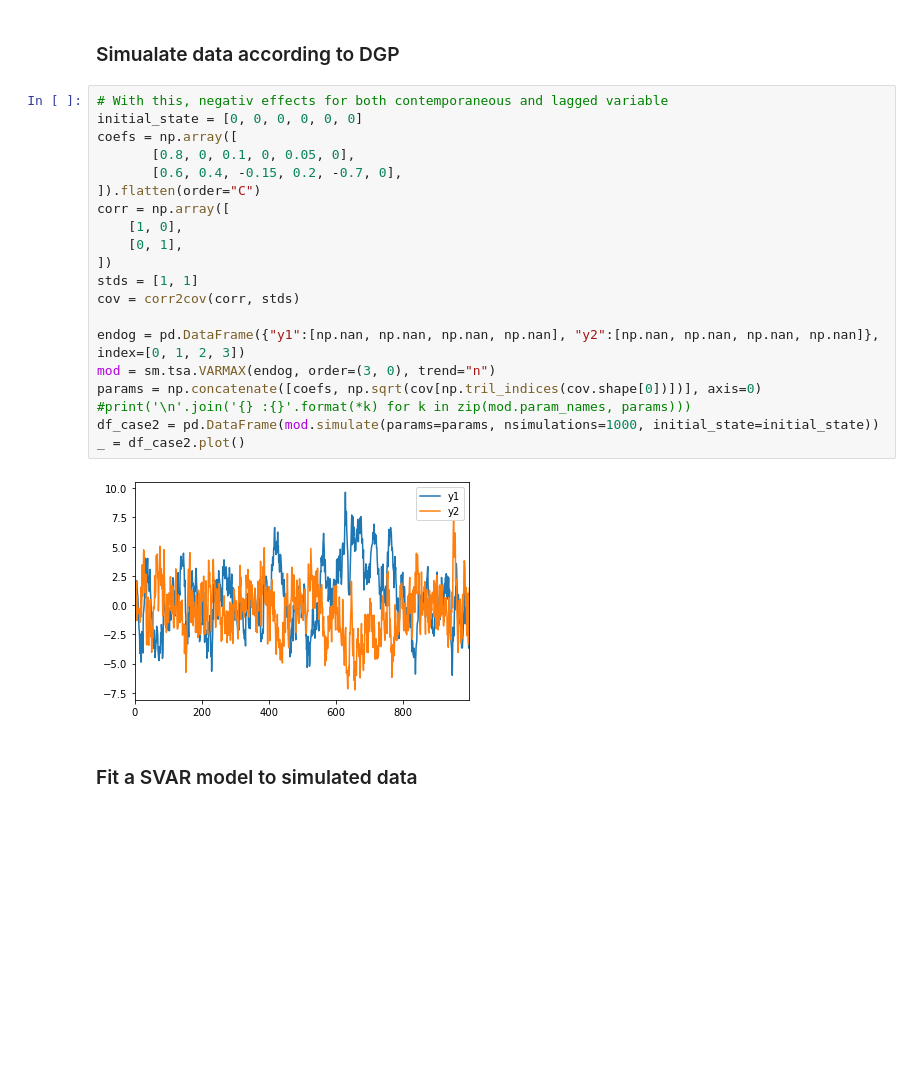
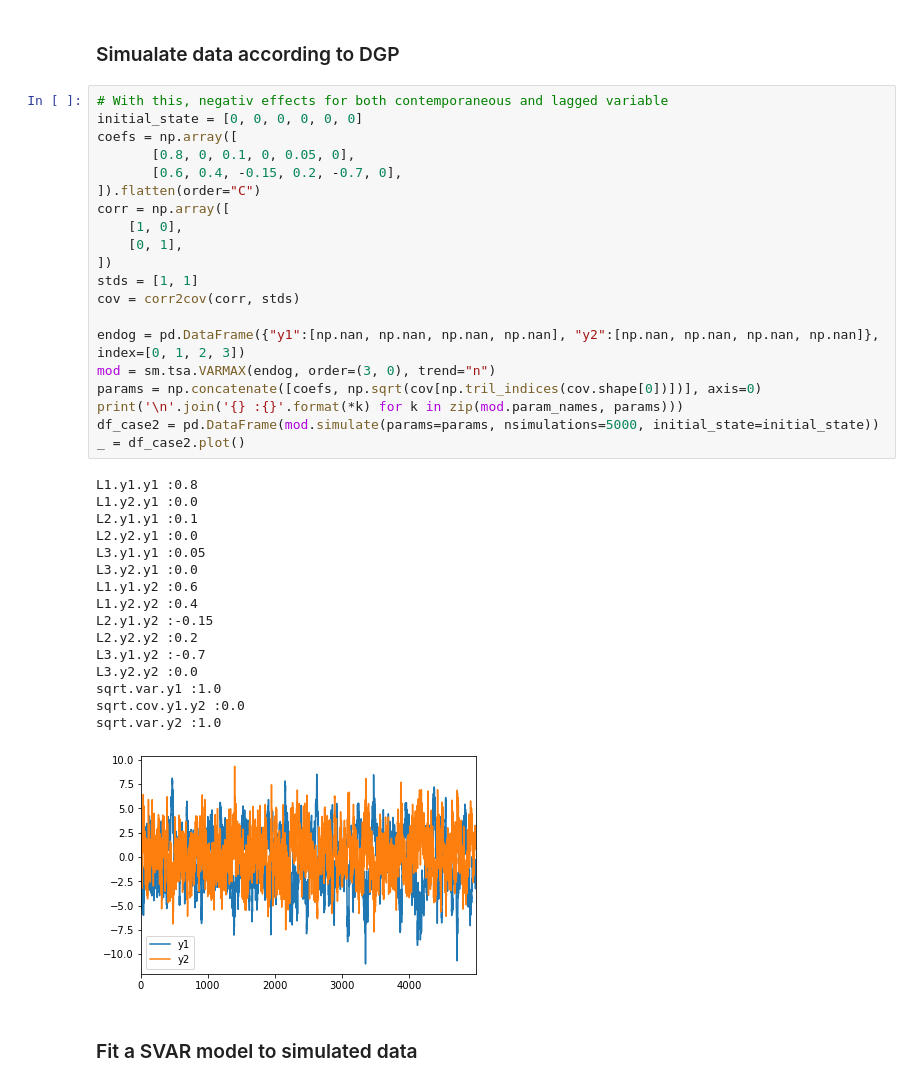
Before and after one commit to NoobQuant/Data_Science_Projects, a Jupyter notebook: stats/causality/ts_causality_4.ipynb, the cells around one changed output. Cells and saved outputs as stored; diff of their text form; blank space fills up the shorter version.

```diff
--- a/stats/causality/ts_causality_4.ipynb
+++ b/stats/causality/ts_causality_4.ipynb
@@ -210,25 +297,40 @@ Warnings:
 # %%
 # With this, negativ effects for both contemporaneous and lagged variable
 initial_state = [0, 0, 0, 0, 0, 0]
 coefs = np.array([
        [0.8, 0, 0.1, 0, 0.05, 0],
        [0.6, 0.4, -0.15, 0.2, -0.7, 0],
 ]).flatten(order="C")
 corr = np.array([
     [1, 0],
     [0, 1],
 ])
 stds = [1, 1]
 cov = corr2cov(corr, stds)
 
 endog = pd.DataFrame({"y1":[np.nan, np.nan, np.nan, np.nan], "y2":[np.nan, np.nan, np.nan, np.nan]}, index=[0, 1, 2, 3])
 mod = sm.tsa.VARMAX(endog, order=(3, 0), trend="n")
 params = np.concatenate([coefs, np.sqrt(cov[np.tril_indices(cov.shape[0])])], axis=0)
-#print('\n'.join('{} :{}'.format(*k) for k in zip(mod.param_names, params)))
-df_case2 = pd.DataFrame(mod.simulate(params=params, nsimulations=1000, initial_state=initial_state))
+print('\n'.join('{} :{}'.format(*k) for k in zip(mod.param_names, params)))
+df_case2 = pd.DataFrame(mod.simulate(params=params, nsimulations=5000, initial_state=initial_state))
 _ = df_case2.plot()
 # %% [output]
+L1.y1.y1 :0.8
+L1.y2.y1 :0.0
+L2.y1.y1 :0.1
+L2.y2.y1 :0.0
+L3.y1.y1 :0.05
+L3.y2.y1 :0.0
+L1.y1.y2 :0.6
+L1.y2.y2 :0.4
+L2.y1.y2 :-0.15
+L2.y2.y2 :0.2
+L3.y1.y2 :-0.7
+L3.y2.y2 :0.0
+sqrt.var.y1 :1.0
+sqrt.cov.y1.y2 :0.0
+sqrt.var.y2 :1.0
-[figure, old version]
+[figure, new version]
 # %% [markdown]
 ### Fit a SVAR model to simulated data
 # %%
```
Also changed, not shown: parts of 15 cells of this notebook.
